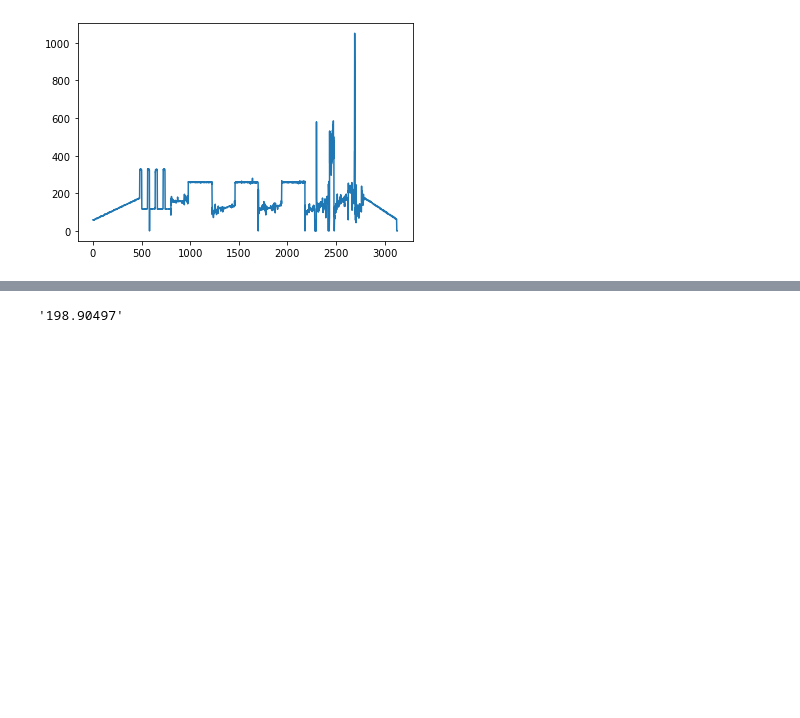
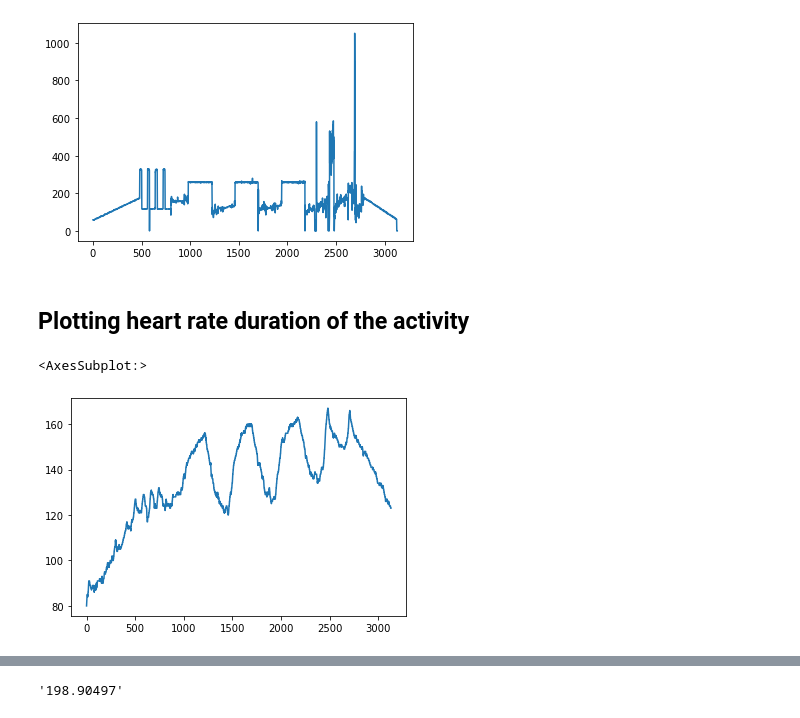
Before and after one commit to matib-g/MasterThesis-Analysis-of-cyclists-training, a Jupyter notebook: ReadData.ipynb, the cells around one changed output, grey strips where cells are left out. Cells and saved outputs as stored; diff of their text form; code cells hidden in the pictures; blank space fills up the shorter version.

```diff
--- a/ReadData.ipynb
+++ b/ReadData.ipynb
@@ -81,3 +109,10 @@ activities[n].data.power.plot()
 # %% [output]
 <AxesSubplot:>
 [figure]
+# %% [markdown]
+## Plotting heart rate duration of the activity
+# %%
+activities[n].data.hr.plot()
+# %% [output]
+<AxesSubplot:>
+[figure, added]
```
Also changed, not shown: parts of 51 cells of this notebook.
